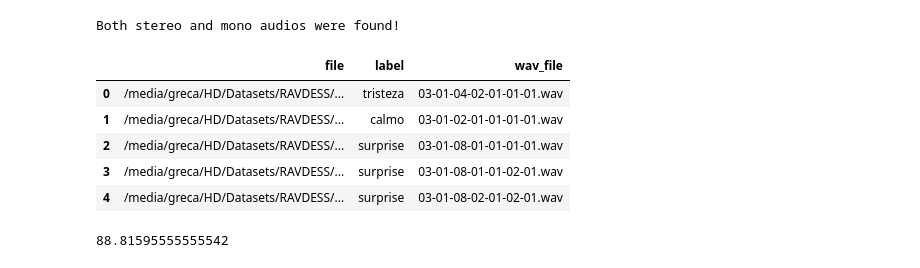
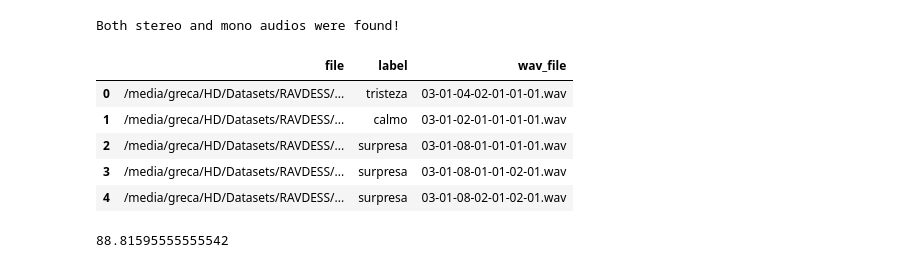
Before and after one commit to rafaelgreca/ser-wavelet, a Jupyter notebook: notebooks/eda.ipynb, the cells around one changed output. Saved outputs shown, nothing was run; the diff lists cells and outputs as text; code cells hidden in the pictures.

```diff
--- a/notebooks/eda.ipynb
+++ b/notebooks/eda.ipynb
@@ -173,23 +262,23 @@ Both stereo and mono audios were found!
 # %%
 ravdess_df["label"] = ravdess_df["label"].replace({
     "neutral": "neutro",
     "calm": "calmo",
     "happy": "felicidade",
     "sad": "tristeza",
     "angry": "raiva",
     "fearful": "medo",
     "disgust": "nojo",
-    "surprised": "surprise"
+    "surprised": "surpresa"
 })
 
 ravdess_df.head()
 # %% [output]
 |  | file | label | wav_file |
 | 0 | /media/greca/HD/Datasets/RAVDESS/... | tristeza | 03-01-04-02-01-01-01.wav |
 | 1 | /media/greca/HD/Datasets/RAVDESS/... | calmo | 03-01-02-01-01-01-01.wav |
-| 2 | /media/greca/HD/Datasets/RAVDESS/... | surprise | 03-01-08-01-01-01-01.wav |
-| 3 | /media/greca/HD/Datasets/RAVDESS/... | surprise | 03-01-08-01-01-02-01.wav |
-| 4 | /media/greca/HD/Datasets/RAVDESS/... | surprise | 03-01-08-02-01-02-01.wav |
+| 2 | /media/greca/HD/Datasets/RAVDESS/... | surpresa | 03-01-08-01-01-01-01.wav |
+| 3 | /media/greca/HD/Datasets/RAVDESS/... | surpresa | 03-01-08-01-01-02-01.wav |
+| 4 | /media/greca/HD/Datasets/RAVDESS/... | surpresa | 03-01-08-02-01-02-01.wav |
 # %%
 ravdess_df = get_duration(
     df=ravdess_df
```
Also changed, not shown: parts of 10 cells of this notebook, 2 other files.
